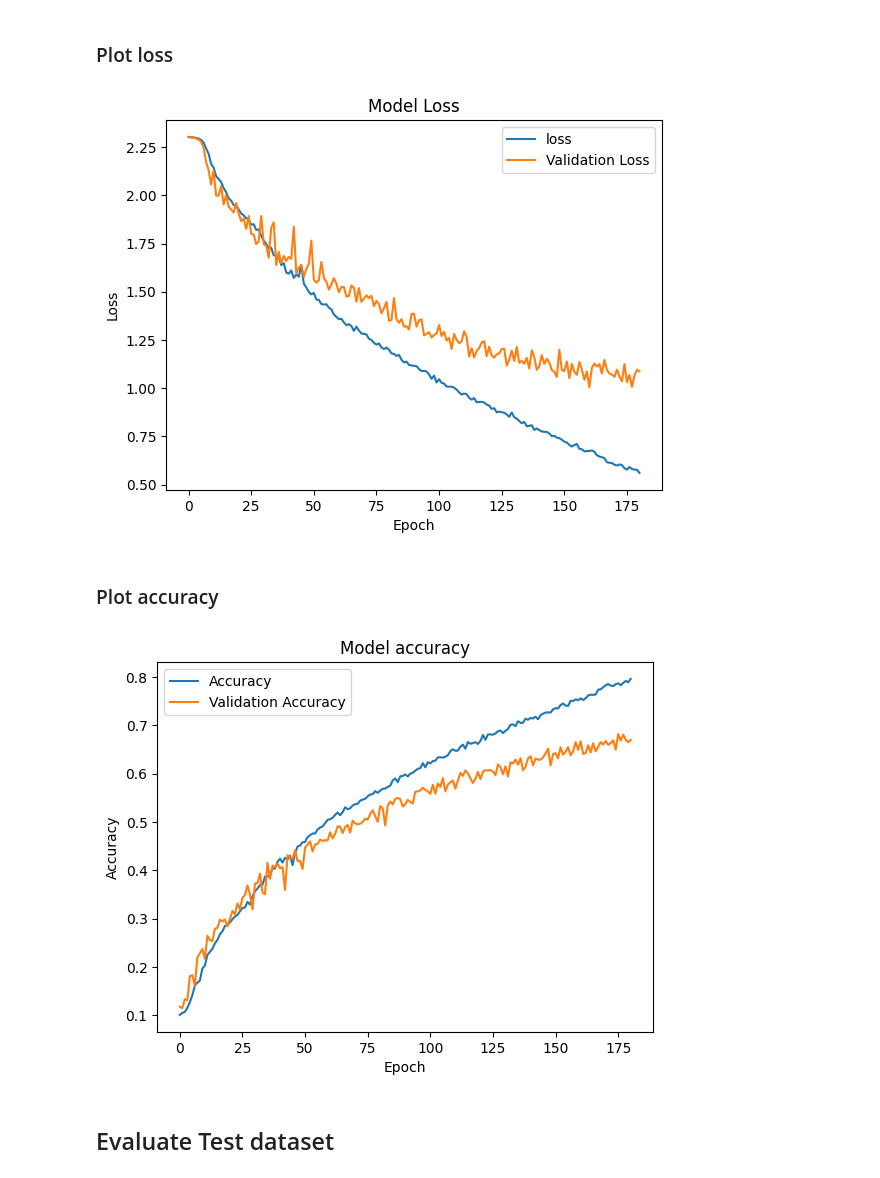
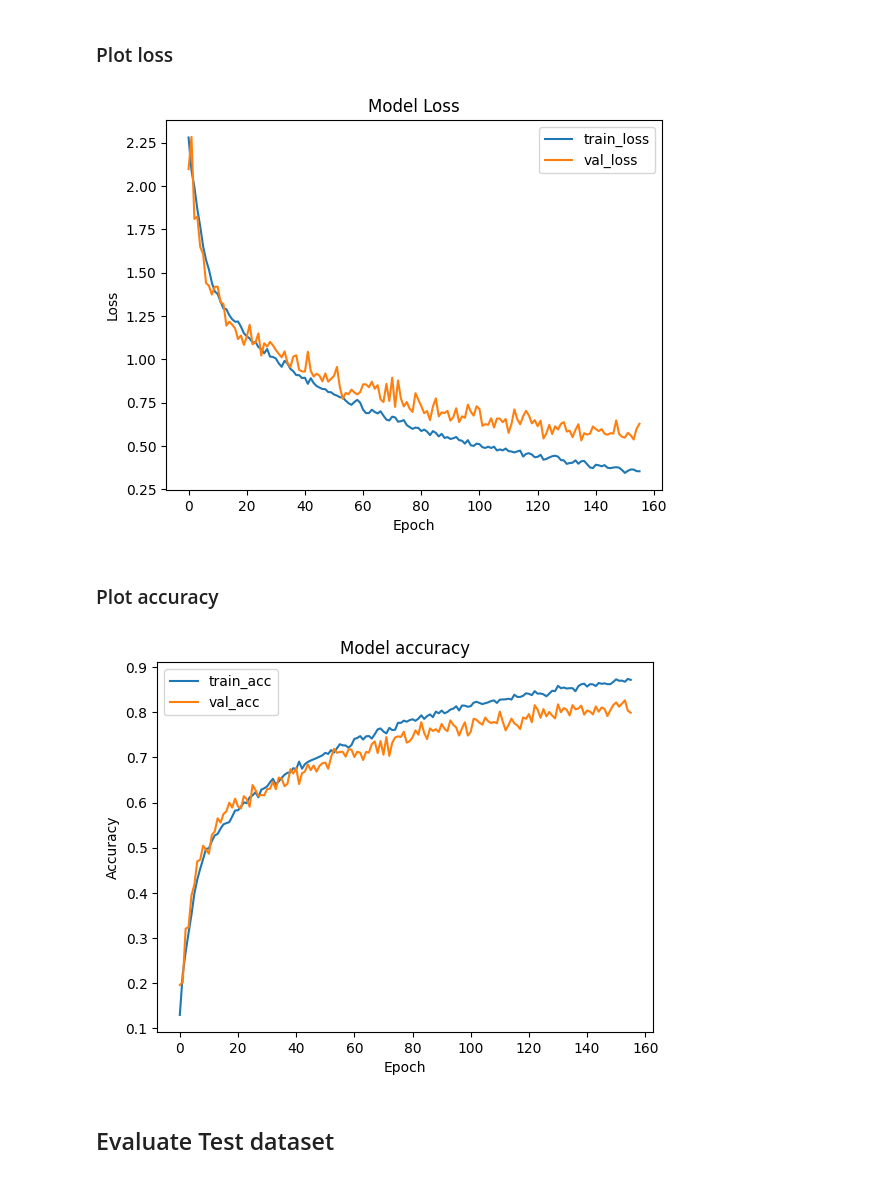
Before and after one commit to ToirovSadi/Fingerprint_Recognition_ML_Assignment, a Jupyter notebook: task2_fingerprint_recognition.ipynb, the cells around one changed output. Saved outputs shown, nothing was run; the diff lists cells and outputs as text; code cells hidden in the pictures.

Commit message:
simpllfy the model and create val dataset

```diff
--- a/task2_fingerprint_recognition.ipynb
+++ b/task2_fingerprint_recognition.ipynb
@@ -216,18 +212,12 @@ model = keras.Sequential([
   layers.Conv2D(256, kernel_size=(3, 3), activation='relu'),
   layers.Conv2D(256, kernel_size=(3, 3), activation='relu'),
   layers.MaxPool2D(pool_size=(2, 2), strides=(2, 2)),
-  layers.Dropout(0.2),
-
-  layers.Conv2D(512, kernel_size=(3, 3), activation='relu'),
-  layers.Conv2D(512, kernel_size=(3, 3), activation='relu'),
-  layers.MaxPool2D(pool_size=(2, 2), strides=(2, 2)),
-  layers.Dropout(0.2),
 
   layers.Flatten(),
-  layers.Dense(4096, activation='relu'),
-  layers.Dropout(0.2),
-  layers.Dense(4096, activation='relu'),
-  layers.Dropout(0.2),
+  layers.Dense(1024, activation='relu'),
+  layers.Dropout(0.4),
+  layers.Dense(1024, activation='relu'),
+  layers.Dropout(0.4),
   layers.Dense(classes, activation='softmax'),
 ])
 # %%
@@ -255,11 +245,10 @@ _________________________________________________________________
 # %% [markdown]
 ## Compile the model
 # %%
-learning_rate = 0.01
-momentum = 0.8
+learning_rate = 0.001
 epochs = 1024
 
-optimizer = keras.optimizers.SGD(learning_rate=learning_rate, momentum=momentum)
+optimizer = keras.optimizers.AdamW(learning_rate=learning_rate)
 loss = keras.losses.sparse_categorical_crossentropy
 metrics=['accuracy']
 
@@ -274,7 +263,7 @@ model.compile(
 from keras.callbacks import ModelCheckpoint, EarlyStopping
 
 checkpoint = keras.callbacks.ModelCheckpoint(
-    "vgg16_1.h5",
+    "vgg13_4.h5",
     monitor='val_loss',
     verbose=1,
     save_best_only=True,
@@ -299,7 +288,7 @@ history = model.fit(
     train_dataset,
     epochs=epochs,
     batch_size=batch_size,
-    validation_data=test_dataset,
+    validation_data=val_dataset,
     callbacks=[checkpoint, early],
     use_multiprocessing=True,
     workers=2,
@@ -327,27 +316,27 @@ Epoch 181: early stopping
 # %% [markdown]
 ### Plot loss
 # %%
-plt.plot(history.history['loss'])
-plt.plot(history.history['val_loss'])
+plt.plot(history.history['loss'], label='train_loss')
+plt.plot(history.history['val_loss'], label='val_loss')
 plt.title("Model Loss")
 plt.ylabel("Loss")
 plt.xlabel("Epoch")
-plt.legend(["loss","Validation Loss"])
+plt.legend()
 plt.show()
 # %% [output]
-[figure, old version]
+[figure, new version]
 # %% [markdown]
 ### Plot accuracy
 # %%
-plt.plot(history.history["accuracy"])
-plt.plot(history.history['val_accuracy'])
+plt.plot(history.history["accuracy"], label='train_acc')
+plt.plot(history.history['val_accuracy'], label='val_acc')
 plt.title("Model accuracy")
 plt.ylabel("Accuracy")
 plt.xlabel("Epoch")
-plt.legend(["Accuracy","Validation Accuracy"])
+plt.legend()
 plt.show()
 # %% [output]
-[figure, old version]
+[figure, new version]
 # %% [markdown]
 ## Evaluate Test dataset
 # %%
```
Also changed, not shown: parts of 6 cells of this notebook, 1 other file.
